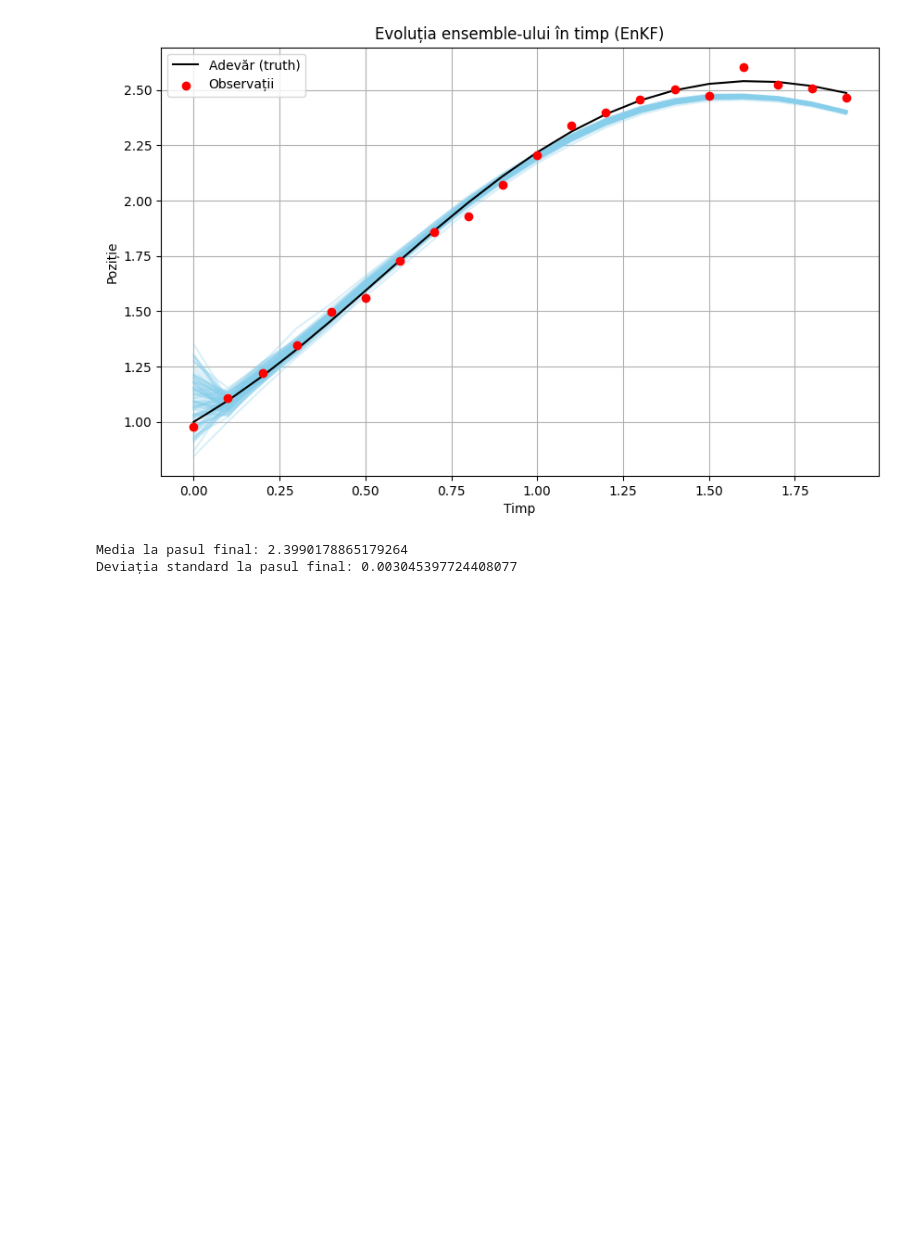
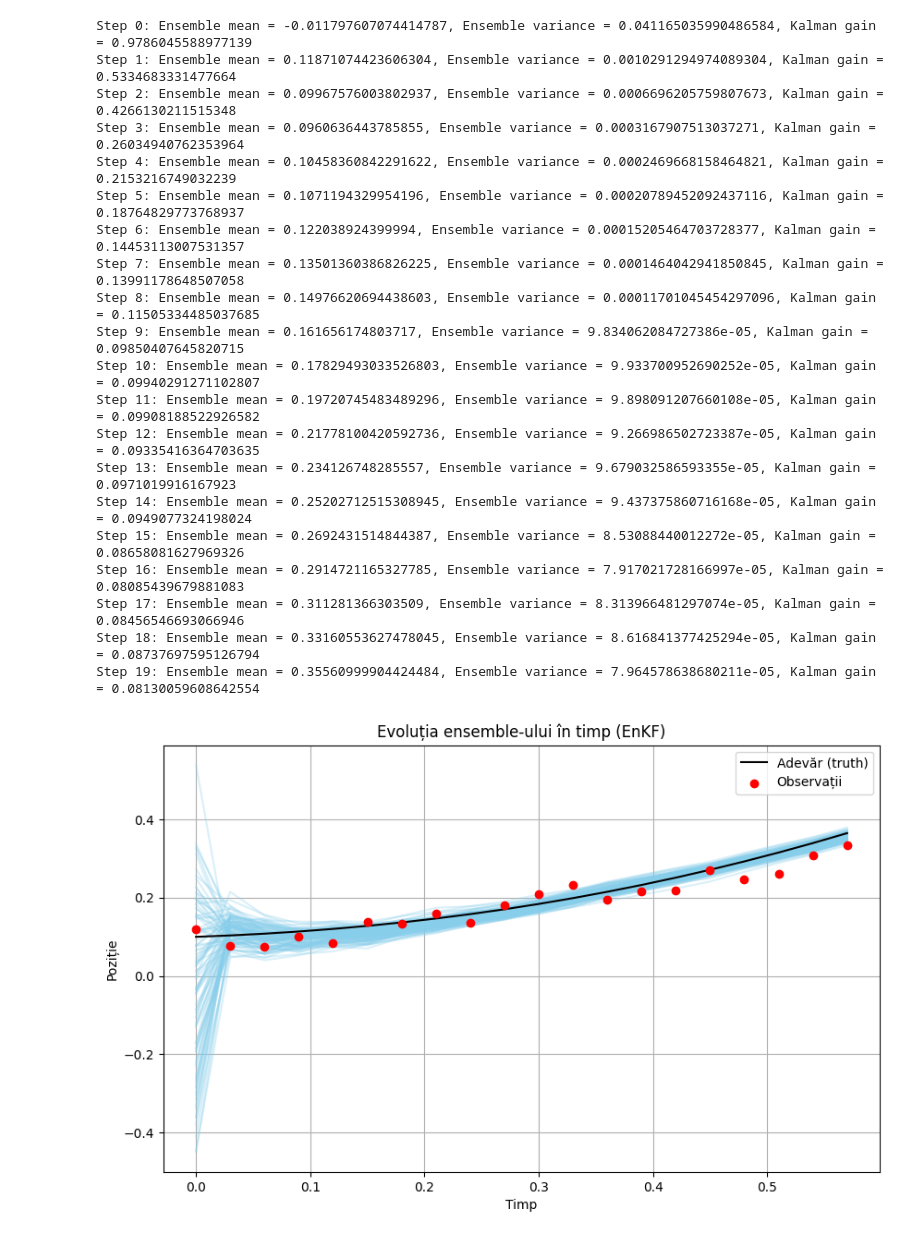
Before and after one commit to TudorMiron21/master, a Jupyter notebook: anul1/sem2/Data Assimilation/Proiecte_DA/Proiecte/source.ipynb, the cells around one changed output. Drawn from its saved outputs; the diff is of its cells as text; code cells hidden in the pictures; blank space fills up the shorter version.

```diff
--- a/anul1/sem2/Data Assimilation/Proiecte_DA/Proiecte/source.ipynb
+++ b/anul1/sem2/Data Assimilation/Proiecte_DA/Proiecte/source.ipynb
@@ -7,13 +7,16 @@ def f(x,t):
     return math.cos(t) * x + math.sin(t)
 
 
+#functia euler imbunatatita
 def heun_step(x, t, h):
     k1 = f(x, t)
     # k2 = f(x + h * k1, t + h)
     k2 = f(t+h, x + h * k1)
     return x + (h / 2) * (k1 + k2)
 
+#returneaza intervalele de timp la care s-au facut
 def integrate_heun(x0, t0, t_end, h):
+    #times - intervalele de timp
     times = np.arange(t0, t_end + h, h)
     x = np.zeros_like(times)
     x[0] = x0
@@ -21,10 +24,16 @@ def integrate_heun(x0, t0, t_end, h):
         x[i] = heun_step(x[i - 1], times[i - 1], h)
     return times, x
 
+#x0 - valoarea initiala
+#h - intervalul de esantionare
+#k - nr de observatii
+#noise_std - deviatia standard a observatiilor
+#returneaza observatiile si adevarul
 def generate_observations(x0, h, k, noise_std):
     _, truth = integrate_heun(x0, 0, h * (k-1), h)
     obs = truth + np.random.normal(0, noise_std, size=k)
     return obs, truth
+
 
 
 def enkf(x0_mean, x0_std, obs, h, R, ensemble_size):
@@ -32,17 +41,28 @@ def enkf(x0_mean, x0_std, obs, h, R, ensemble_size):
     ensemble = np.random.normal(x0_mean, x0_std, size=ensemble_size)
     all_ensembles = []
 
+    # itterate through k obs steps
     for step in range(k):
-        # Model propagation
+
+        #for each itteration we apply the heun step
         for i in range(ensemble_size):
+            ## prediction step ##
             ensemble[i] = heun_step(ensemble[i], step * h, h)
 
+        # store the ensebmle values after the prediction step and before the update step
         all_ensembles.append(ensemble.copy())
 
-        # Kalman update
+        ## update step based on the observations ##
+
         x_mean = np.mean(ensemble)
+
+        #calculate the variance of the model(std deviation squared)
         P = np.var(ensemble)
+
+        # calculate the Kalman gain
+        # number bewtween 0 and 1 that represents how much I trust the observation in compaison to the model
         K = P / (P + R)
+        print(f"Step {step}: Ensemble mean = {x_mean}, Ensemble variance = {P}, Kalman gain = {K}")
         obs_noise = np.random.normal(0, np.sqrt(R), size=ensemble_size)
         ensemble = ensemble + K * (obs[step] + obs_noise - ensemble)
 
@@ -50,37 +70,55 @@ def enkf(x0_mean, x0_std, obs, h, R, ensemble_size):
 
 
 
 # Configurare parametri
-x0_true = 1.0
-x0_std = 0.1
-h = 0.1
+x0_true = 0.1
+x0_std = 0.2
+h = 0.03
 k = 20
 obs_noise_std = 0.03
 R = obs_noise_std**2
 ensemble_size = 100
 
 # Simulări
 obs, truth = generate_observations(x0_true, h, k, obs_noise_std)
-all_ensembles = enkf(1.0, x0_std, obs, h, R, ensemble_size)
+all_ensembles = enkf(0, x0_std, obs, h, R, ensemble_size)
 
 # Plot
 plt.figure(figsize=(10, 6))
 for i in range(ensemble_size):
     plt.plot(np.arange(k) * h, all_ensembles[:, i], color='skyblue', alpha=0.3)
 plt.plot(np.arange(k) * h, truth, color='black', label='Adevăr (truth)')
 plt.scatter(np.arange(k) * h, obs, color='red', label='Observații', zorder=10)
 plt.title("Evoluția ensemble-ului în timp (EnKF)")
 plt.xlabel("Timp")
 plt.ylabel("Poziție")
 plt.legend()
 plt.grid()
 plt.show()
 
 # Medie și dev. standard la pas final
 final_ensemble = all_ensembles[-1]
 print("Media la pasul final:", np.mean(final_ensemble))
 print("Deviația standard la pasul final:", np.std(final_ensemble))
 # %% [output]
+Step 0: Ensemble mean = -0.011797607074414787, Ensemble variance = 0.041165035990486584, Kalman gain = 0.9786045588977139
+Step 1: Ensemble mean = 0.11871074423606304, Ensemble variance = 0.0010291294974089304, Kalman gain = 0.5334683331477664
+Step 2: Ensemble mean = 0.09967576003802937, Ensemble variance = 0.0006696205759807673, Kalman gain = 0.4266130211515348
+Step 3: Ensemble mean = 0.0960636443785855, Ensemble variance = 0.0003167907513037271, Kalman gain = 0.26034940762353964
+Step 4: Ensemble mean = 0.10458360842291622, Ensemble variance = 0.0002469668158464821, Kalman gain = 0.2153216749032239
+Step 5: Ensemble mean = 0.1071194329954196, Ensemble variance = 0.00020789452092437116, Kalman gain = 0.18764829773768937
+Step 6: Ensemble mean = 0.122038924399994, Ensemble variance = 0.00015205464703728377, Kalman gain = 0.14453113007531357
+Step 7: Ensemble mean = 0.13501360386826225, Ensemble variance = 0.0001464042941850845, Kalman gain = 0.13991178648507058
+Step 8: Ensemble mean = 0.14976620694438603, Ensemble variance = 0.00011701045454297096, Kalman gain = 0.11505334485037685
+Step 9: Ensemble mean = 0.161656174803717, Ensemble variance = 9.834062084727386e-05, Kalman gain = 0.09850407645820715
+Step 10: Ensemble mean = 0.17829493033526803, Ensemble variance = 9.933700952690252e-05, Kalman gain = 0.09940291271102807
+Step 11: Ensemble mean = 0.19720745483489296, Ensemble variance = 9.898091207660108e-05, Kalman gain = 0.09908188522926582
+Step 12: Ensemble mean = 0.21778100420592736, Ensemble variance = 9.266986502723387e-05, Kalman gain = 0.09335416364703635
+Step 13: Ensemble mean = 0.234126748285557, Ensemble variance = 9.679032586593355e-05, Kalman gain = 0.0971019916167923
+Step 14: Ensemble mean = 0.25202712515308945, Ensemble variance = 9.437375860716168e-05, Kalman gain = 0.0949077324198024
+Step 15: Ensemble mean = 0.2692431514844387, Ensemble variance = 8.53088440012272e-05, Kalman gain = 0.08658081627969326
+Step 16: Ensemble mean = 0.2914721165327785, Ensemble variance = 7.917021728166997e-05, Kalman gain = 0.08085439679881083
+Step 17: Ensemble mean = 0.311281366303509, Ensemble variance = 8.313966481297074e-05, Kalman gain = 0.08456546693066946
+Step 18: Ensemble mean = 0.33160553627478045, Ensemble variance = 8.616841377425294e-05, Kalman gain = 0.08737697595126794
+Step 19: Ensemble mean = 0.35560999904424484, Ensemble variance = 7.964578638680211e-05, Kalman gain = 0.08130059608642554
-[figure, old version]
+[figure, new version]
-Media la pasul final: 2.3990178865179264
-Deviația standard la pasul final: 0.003045397724408077
```
Also changed, not shown: parts of 2 cells of this notebook, 14 other files.
